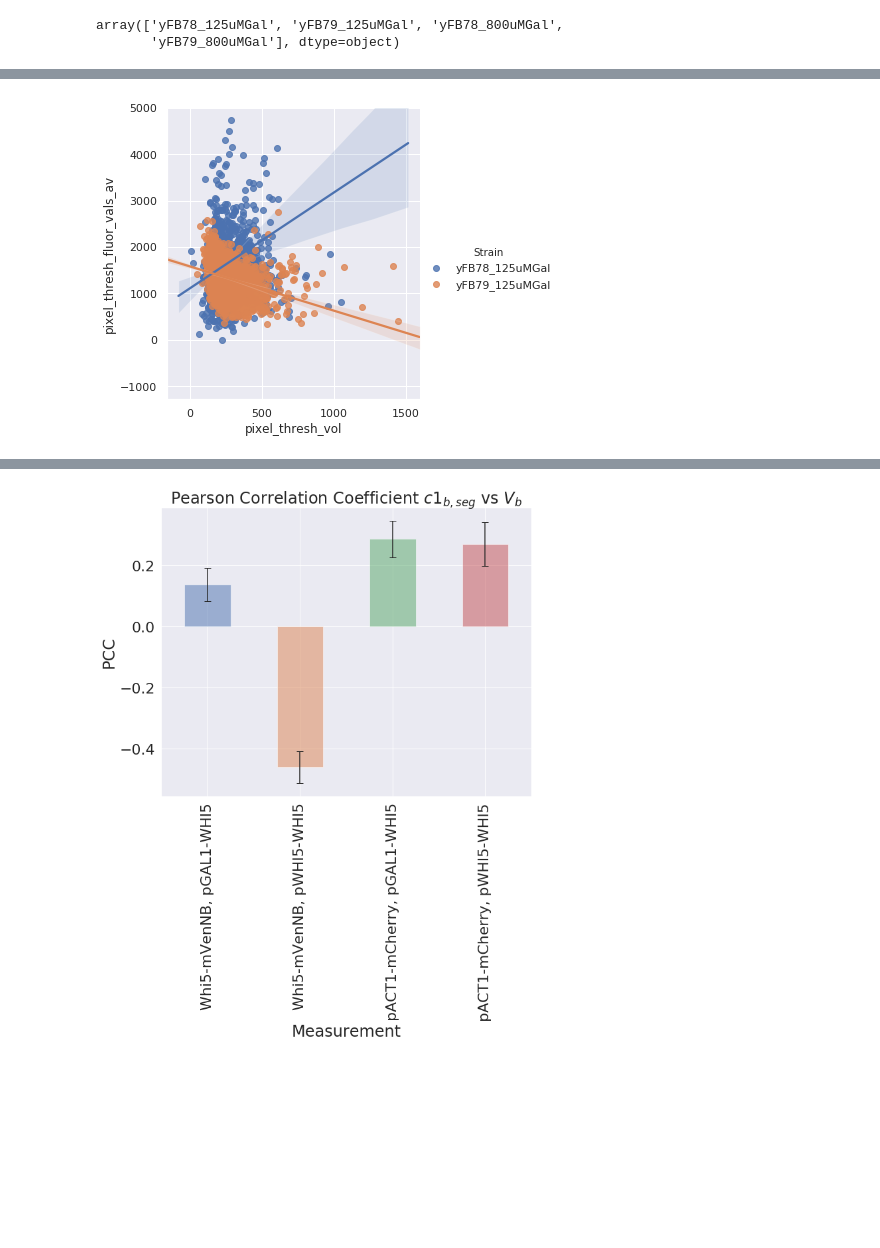
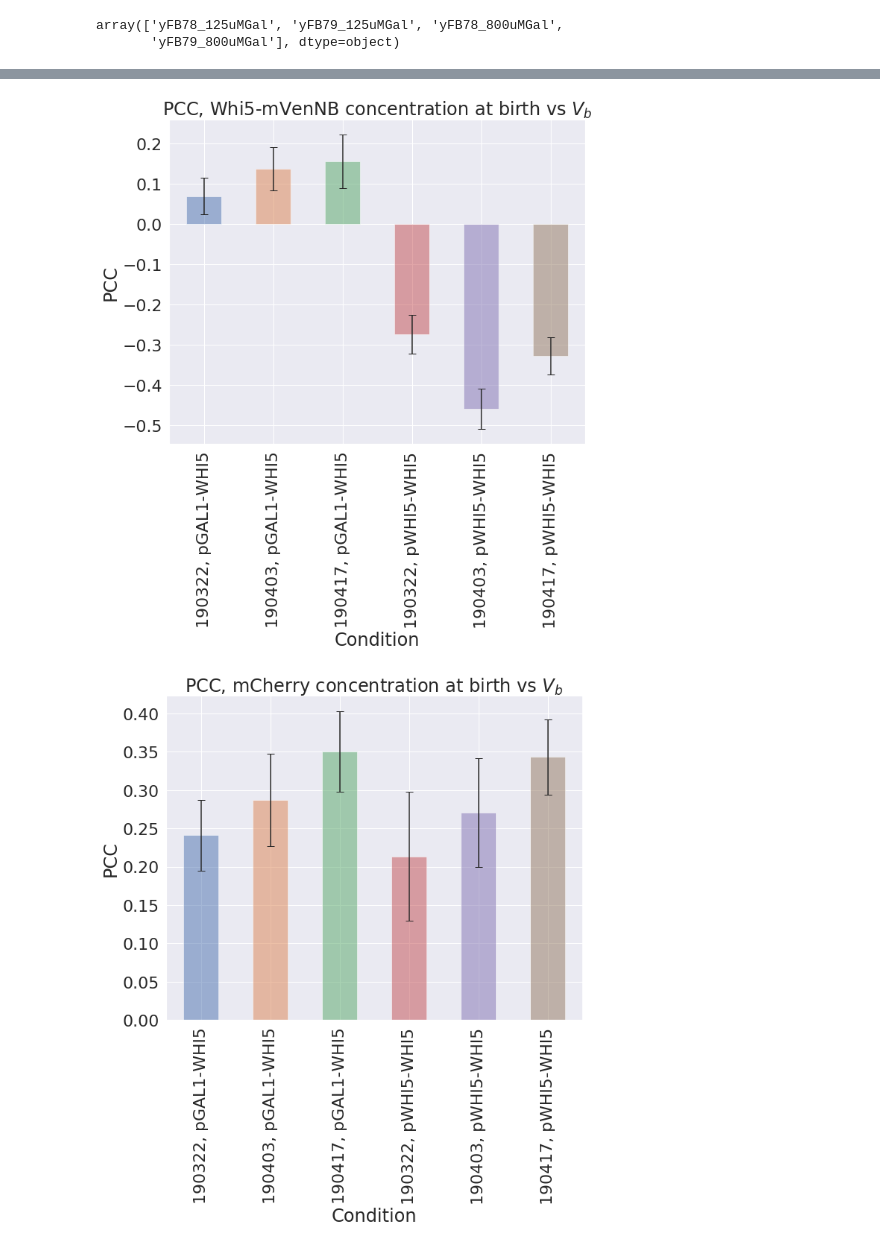
Before and after one commit to AWMurrayLab/image_processing_cellstar_public, a Jupyter notebook: timepoint_experiments_pandas_analysis.ipynb, the cells around one changed output, grey strips where cells are left out. Cells and saved outputs as stored; diff of their text form; code cells hidden in the pictures; blank space fills up the shorter version.

```diff
--- a/timepoint_experiments_pandas_analysis.ipynb
+++ b/timepoint_experiments_pandas_analysis.ipynb
@@ -107,0 +512,7 @@ array(['125uMGal', '800uMGal'], dtype=object)
+# %%
+y=df1.nuclear_whi5==1
+z=df1.gal_conc=='125uMGal'
+sns_plot=sns.lmplot(x='ellipse_volume', y='pixel_thresh_fluor_vals_av', hue='genotype', data=df1[y&z])
+# plt.ylim(ymax=5000)
+plt.xlim(xmax=)
+sns_plot.savefig('./plots/av_c1_G1_cells_timepoint.png', dpi=500)
@@ -165,9 +633,0 @@ sns_plot.savefig('/home/felix/Dropbox/19_whi5_dilution_paper/plots/induction_val
-# %%
-x=df1.gal_conc !='800uMGal'
-y=df1.nuclear_whi5==1
-z = df1.expt_id !='/190322_timepoint'
-sns_plot=sns.catplot(x="genotype", y="pixel_thresh_fluor_vals_av_c2", kind="violin", data=df1[x&y&z])
-plt.ylabel('mCherry concentration (a.u.)')
-# plt.ylim(ymax=6000,ymin=0)
-plt.show()
-sns_plot.savefig('/home/felix/Dropbox/19_whi5_dilution_paper/plots/induction_validation/c2b_dist_timepoint.png',dpi=500)
@@ -318,39 +634,35 @@ sns_plot.savefig('./plots/av_c2_G1_cells_timepoint.png', dpi=500)
-# %%
-sns_plot=sns.lmplot(x='pixel_thresh_vol', y='pixel_thresh_fluor_vals_av', hue='Strain', data=df1[df1.nuclear_whi5==1])
-plt.ylim(ymax=5000)
-sns_plot.savefig('./plots/av_c1_G1_cells_timepoint.png', dpi=500)
-# %% [output]
-[figure, removed]
 # %%
 nucl_whi5 = 1
+expt_ids = ['/190322_timepoint', '/190403_timepoint', '/190417_timepoint']
 Strains = ['yFB78_125uMGal', 'yFB79_125uMGal']
-genotype = ['pGAL1-WHI5', 'pWHI5-WHI5']
-fluor = ['Whi5-mVenNB', 'pACT1-mCherry']
+genotype = ['pGAL1-WHI5-mVenNB', 'pWHI5-WHI5-mVenNB']
+fluor = ['Whi5-mVenNB', 'mCherry']
 x = 'pixel_thresh_vol'
 y=['pixel_thresh_fluor_vals_av', 'pixel_thresh_fluor_vals_av_c2']
 
-vals = [[],[]]
-label = []
 for ind in range(len(y)):
+    vals = [[],[]]
+    label = []
     for ind1 in range(len(Strains)):
-        print Strains[ind1], y[ind]
-        v1=df1.Strain==Strains[ind1]
-        v2=df1.nuclear_whi5 == 1
-        label.append(fluor[ind]+', '+genotype[ind1])
-        z = boot.ci((df1[v1 & v2][x],df1[v1 & v2][y[ind]]), scipy.stats.pearsonr)
-        vals[0].append(scipy.stats.pearsonr(df1[v1&v2][x], df1[v1&v2][y[ind]])[0])
-        vals[1].append([vals[0][-1]-z[0][0], z[1][0]-vals[0][-1]])
-        print z[0][0], z[1][0]
-temp1 = pd.DataFrame(columns = ['slope', 'label'])
-temp1['slope'] = vals[0]
-temp1['label'] = label
-print label
-
-sns.set(font_scale=2.0)
-plot = temp1.plot(x='label',y='slope',kind='bar',yerr=zip(*vals[1]),legend=False,capsize=5.0,alpha=0.5, figsize=[10,8])
-plt.title('Pearson Correlation Coefficient $c1_{b,seg}$ vs $V_b$')
-plt.xlabel('Measurement')
-plt.ylabel('PCC')
-fig=plot.get_figure()
-fig.savefig('./plots/timepoint_pcc_comp_G1.png',bbox_inches='tight')
+        for ind0 in range(len(expt_ids)):
+            print Strains[ind1], y[ind], expt_ids[ind0]
+            v1=df1.Strain==Strains[ind1]
+            v2=df1.nuclear_whi5 == 1
+            v3 = df1.expt_id==expt_ids[ind0]
+            label.append(expt_ids[ind0][1:7]+', '+genotype[ind1][:10])
+            z = boot.ci((df1[v1 & v2&v3][x],df1[v1 & v2&v3][y[ind]]), scipy.stats.pearsonr)
+            vals[0].append(scipy.stats.pearsonr(df1[v1&v2&v3][x], df1[v1&v2&v3][y[ind]])[0])
+            vals[1].append([vals[0][-1]-z[0][0], z[1][0]-vals[0][-1]])
+            print z[0][0], z[1][0]
+    temp1 = pd.DataFrame(columns = ['slope', 'label'])
+    temp1['slope'] = vals[0]
+    temp1['label'] = label
+    print label
+    sns.set(font_scale=2.0)
+    plot = temp1.plot(x='label',y='slope',kind='bar',yerr=zip(*vals[1]),legend=False,capsize=5.0,alpha=0.5, figsize=[10,8])
+    plt.title('PCC, '+fluor[ind]+' concentration at birth vs. $V_b$')
+    plt.xlabel('Condition')
+    plt.ylabel('PCC')
+    fig=plot.get_figure()
+    fig.savefig('/home/felix/Dropbox/19_whi5_dilution_paper/plots/correlations_perturbation/PCC_comp_'+fluor[ind]+'.png',bbox_inches='tight')
 # %% [output]
@@ -366,3 +686,4 @@ yFB79_125uMGal pixel_thresh_fluor_vals_av_c2
-[figure, old version]
+[figure, new version]
+[figure, added]
 # %%
 nucl_whi5 = 1
```
Also changed, not shown: parts of 83 cells of this notebook, 17 other files.
